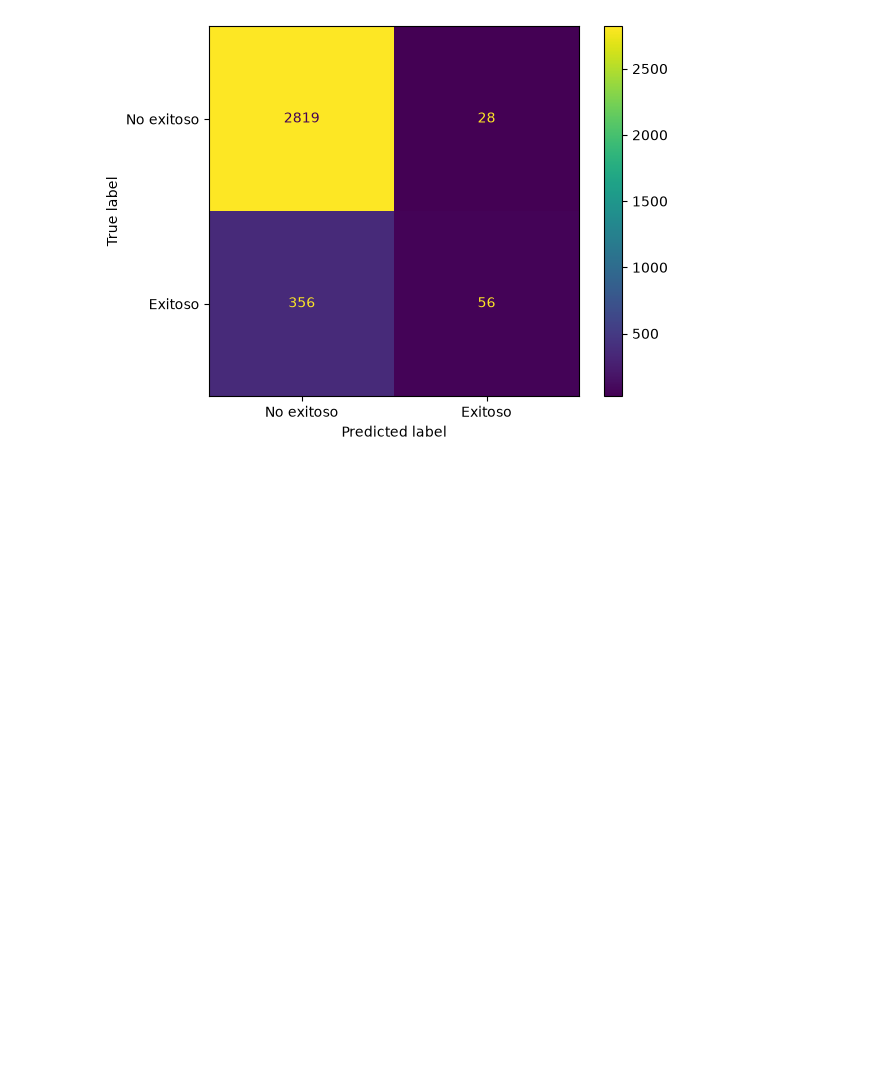
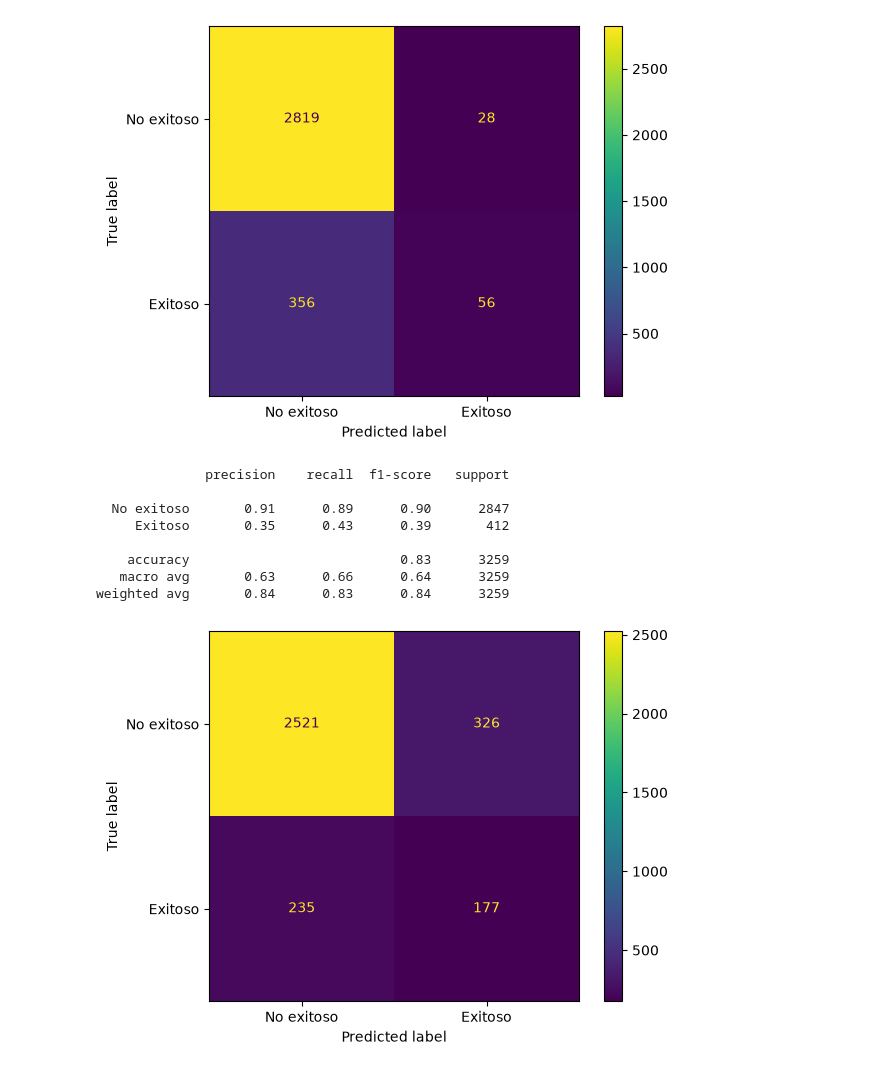
Before and after one commit to DylanRico007/VideoGamesSales-main, a Jupyter notebook: Notebook/VideoGamesSales.ipynb, the cells around one changed output. Drawn from its saved outputs; the diff is of its cells as text; code cells hidden in the pictures; blank space fills up the shorter version.

```diff
--- a/Notebook/VideoGamesSales.ipynb
+++ b/Notebook/VideoGamesSales.ipynb
@@ -220,3 +220,37 @@ plt.show()
    macro avg       0.78      0.56      0.58      3259
 weighted avg       0.86      0.88      0.85      3259
 [figure]
+# %%
+# Segundo modelo: árbol de decisión con clases balanceadas
+
+modelo_balanceado = DecisionTreeClassifier(
+    max_depth=5,
+    random_state=42,
+    class_weight='balanced'
+)
+
+modelo_balanceado.fit(X_train, y_train)
+
+predicciones_balanceadas = modelo_balanceado.predict(X_test)
+
+print(classification_report(
+    y_test, predicciones_balanceadas,
+    target_names=['No exitoso', 'Exitoso']
+))
+
+ConfusionMatrixDisplay.from_predictions(
+    y_test, predicciones_balanceadas,
+    display_labels=['No exitoso', 'Exitoso']
+)
+
+plt.show()
+# %% [output]
+              precision    recall  f1-score   support
+
+  No exitoso       0.91      0.89      0.90      2847
+     Exitoso       0.35      0.43      0.39       412
+
+    accuracy                           0.83      3259
+   macro avg       0.63      0.66      0.64      3259
+weighted avg       0.84      0.83      0.84      3259
+[figure, added]
```
